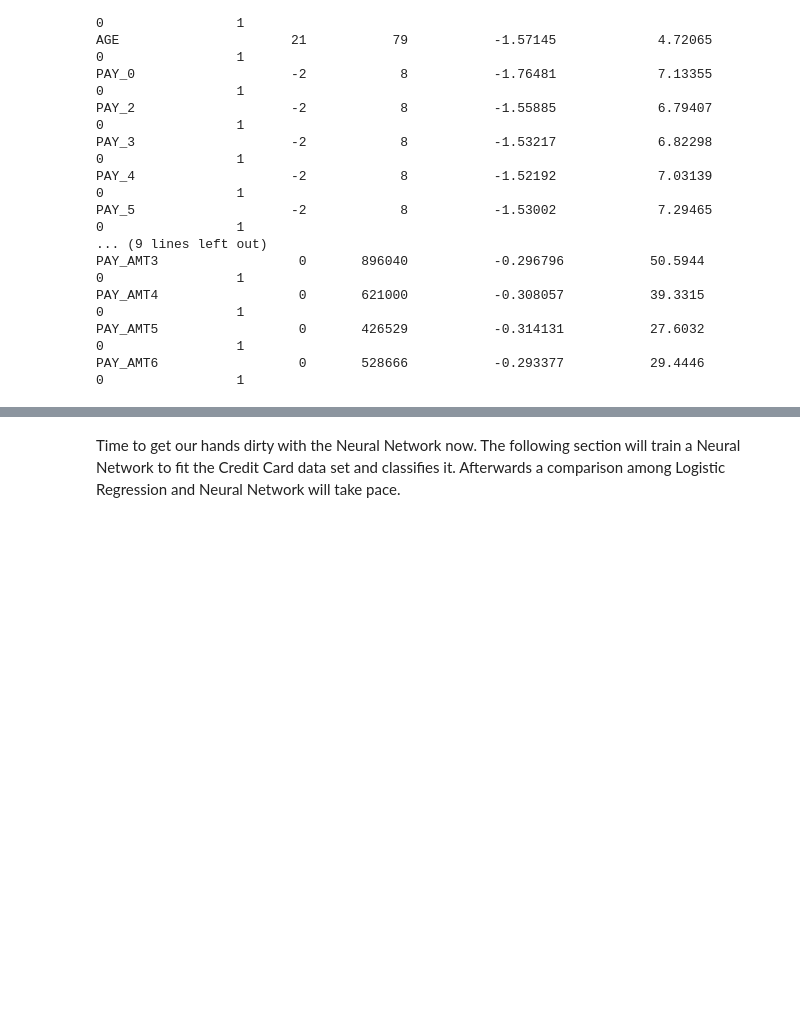
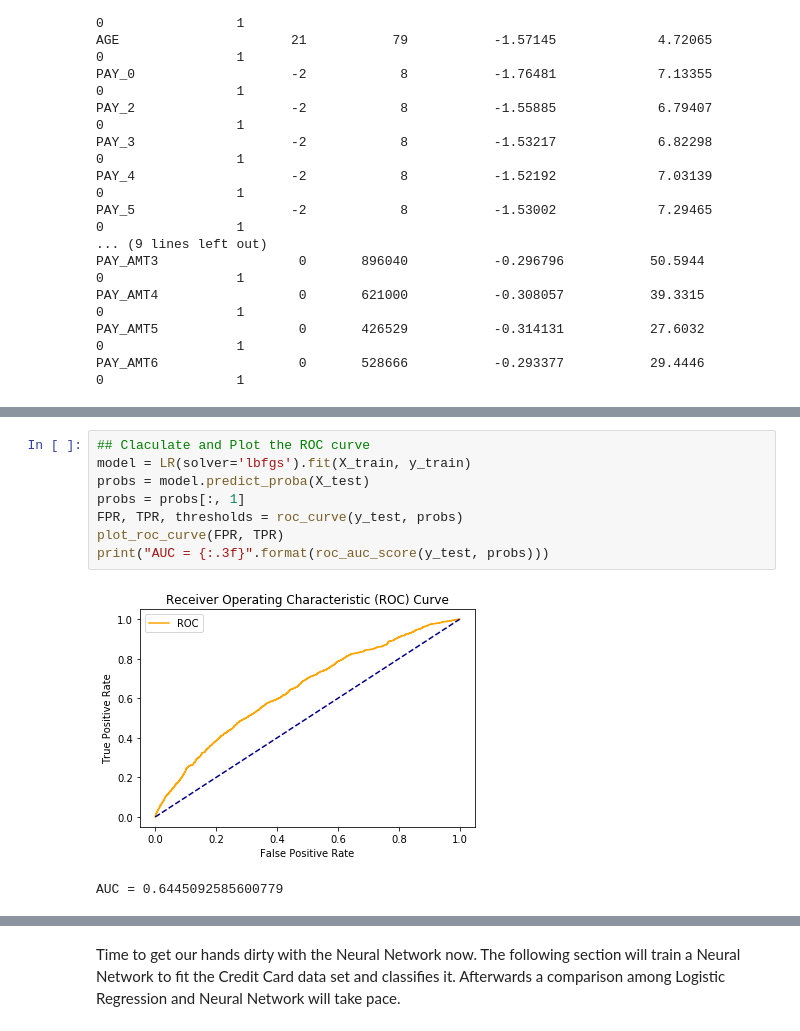
Before and after one commit to lenlehm/Classification-and-Regression, a Jupyter notebook: ClassificationAndRegression.ipynb, the cells around one changed output, grey strips where cells are left out. Drawn from its saved outputs; the diff is of its cells as text; blank space fills up the shorter version.

```diff
--- a/ClassificationAndRegression.ipynb
+++ b/ClassificationAndRegression.ipynb
@@ -601,0 +652,11 @@ The takeaway from Fig. 3 is that the algorithm is really sensitive to the $\lamb
+# %%
+## Claculate and Plot the ROC curve
+model = LR(solver='lbfgs').fit(X_train, y_train)
+probs = model.predict_proba(X_test)
+probs = probs[:, 1]
+FPR, TPR, thresholds = roc_curve(y_test, probs)
+plot_roc_curve(FPR, TPR)
+print("AUC = {:.3f}".format(roc_auc_score(y_test, probs)))
+# %% [output]
+[figure, added]
+AUC = 0.6445092585600779
```
Also changed, not shown: parts of 42 cells of this notebook.
